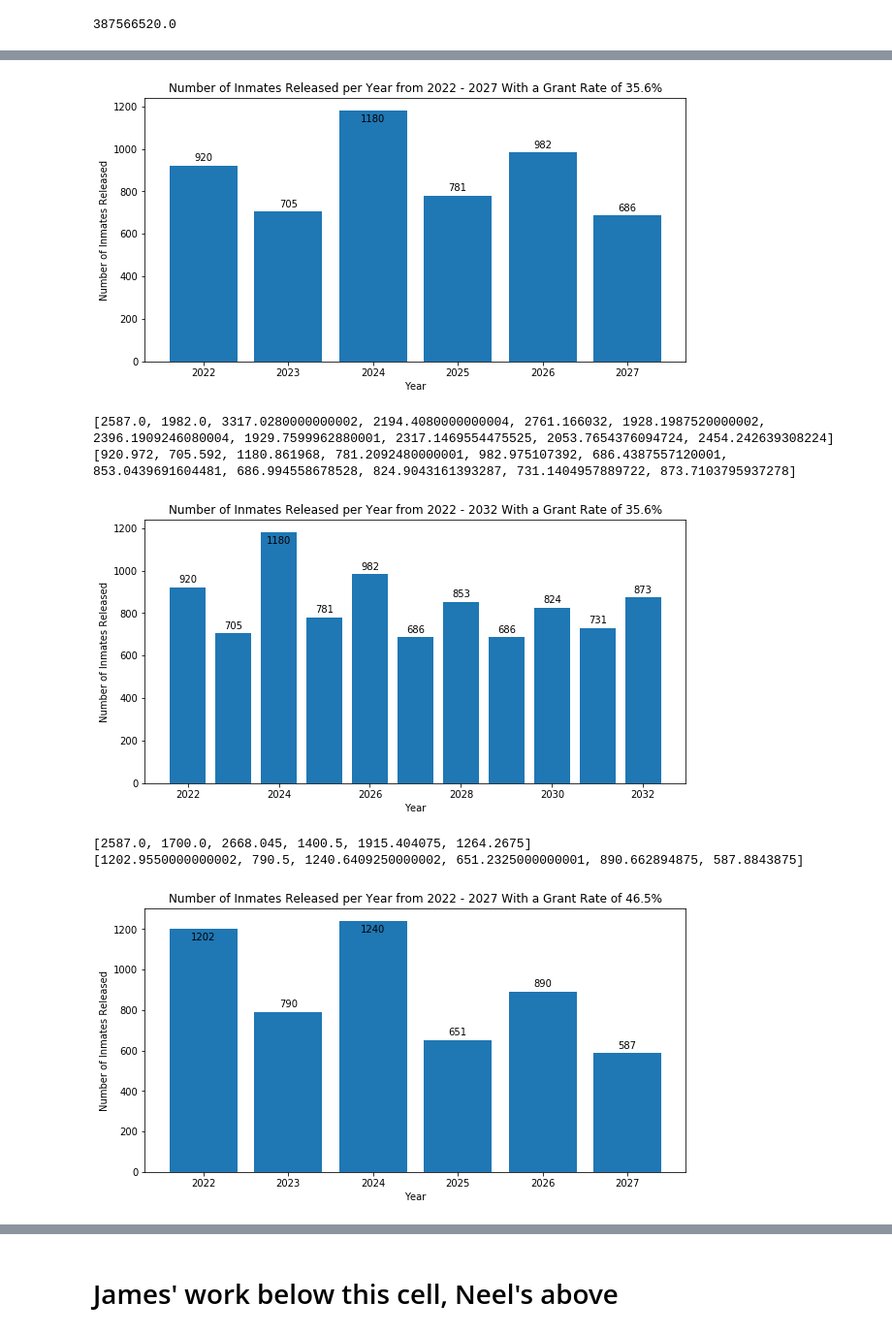
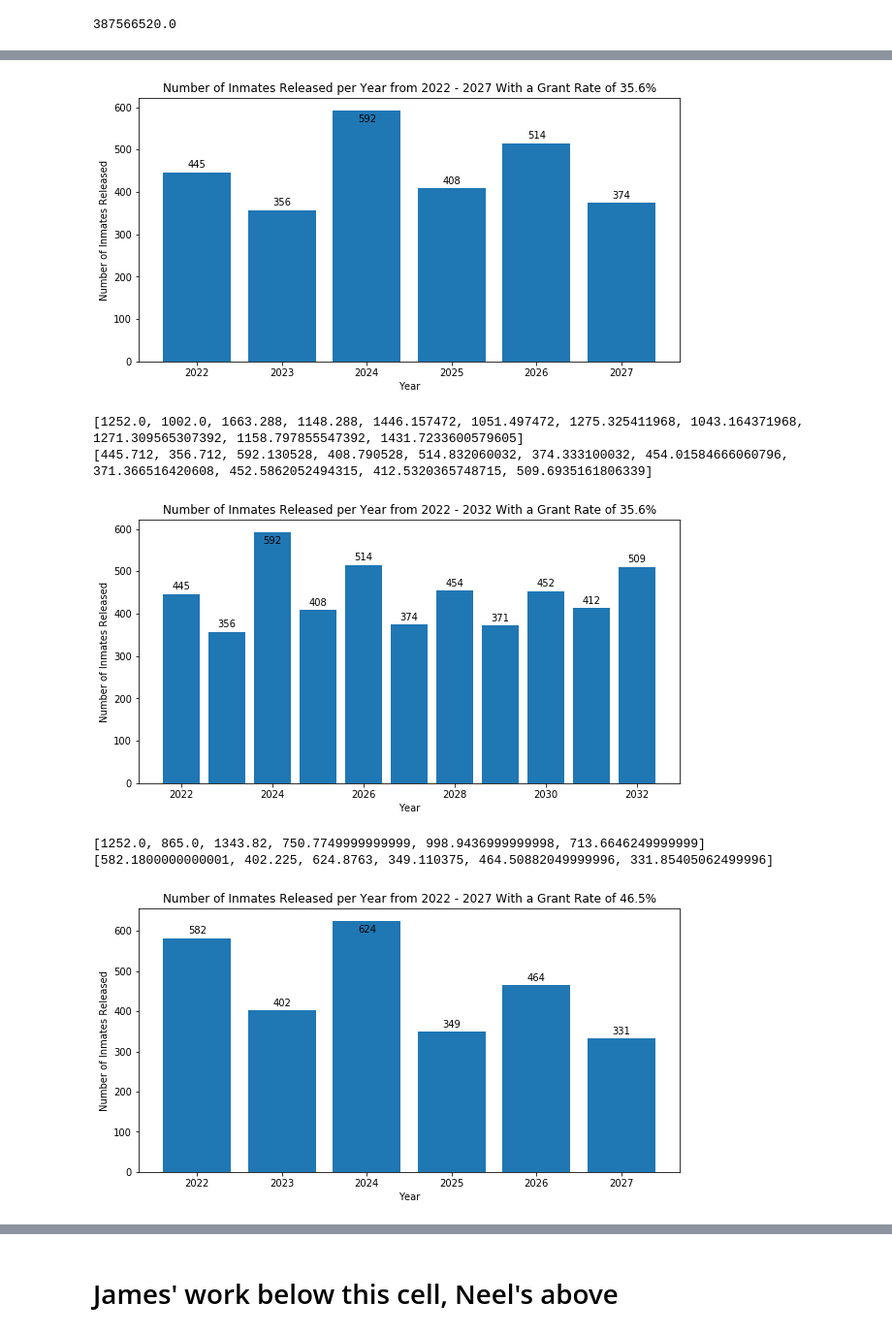
Before and after one commit to james-singer/ParoleProject, a Jupyter notebook: Parole Illinois Data Analysis.ipynb, the cells around one changed output, grey strips where cells are left out. Shown at 97% size. Drawn from its saved outputs; the diff is of its cells as text; code cells hidden in the pictures.

```diff
--- a/Parole Illinois Data Analysis.ipynb
+++ b/Parole Illinois Data Analysis.ipynb
@@ -296,7 +296,7 @@ Savings from releasing inmates 50 or older in 2022-2032 with liberal grant rate:
 # %%
 #Plot number of inmates released per year
-for yearlyNumReleased in [fiveYearsConservative5, tenYearsConservative5, fiveYearsMedium5,
-                          tenYearsMedium5, fiveYearsLiberal5, tenYearsLiberal5]:
+for yearlyNumReleased in [fiveYearsConservative, tenYearsConservative, fiveYearsMedium,
+                          tenYearsMedium, fiveYearsLiberal, tenYearsLiberal]:
     print(yearlyNumReleased[1])
     plot = plt.figure(figsize=(10,5))
     ax = plot.add_subplot(1,1,1)
@@ -320,7 +320,7 @@ for yearlyNumReleased in [fiveYearsConservative5, tenYearsConservative5, fiveYea
-[figure, old version]
+[figure, new version]
-[2587.0, 1982.0, 3317.0280000000002, 2194.4080000000004, 2761.166032, 1928.1987520000002, 2396.1909246080004, 1929.7599962880001, 2317.1469554475525, 2053.7654376094724, 2454.242639308224]
-[920.972, 705.592, 1180.861968, 781.2092480000001, 982.975107392, 686.4387557120001, 853.0439691604481, 686.994558678528, 824.9043161393287, 731.1404957889722, 873.7103795937278]
+[1252.0, 1002.0, 1663.288, 1148.288, 1446.157472, 1051.497472, 1275.325411968, 1043.164371968, 1271.309565307392, 1158.797855547392, 1431.7233600579605]
+[445.712, 356.712, 592.130528, 408.790528, 514.832060032, 374.333100032, 454.01584666060796, 371.366516420608, 452.5862052494315, 412.5320365748715, 509.6935161806339]
-[figure, old version]
+[figure, new version]
-[2587.0, 1700.0, 2668.045, 1400.5, 1915.404075, 1264.2675]
-[1202.9550000000002, 790.5, 1240.6409250000002, 651.2325000000001, 890.662894875, 587.8843875]
+[1252.0, 865.0, 1343.82, 750.7749999999999, 998.9436999999998, 713.6646249999999]
+[582.1800000000001, 402.225, 624.8763, 349.110375, 464.50882049999996, 331.85405062499996]
-[figure, old version]
+[figure, new version]
```
Also changed, not shown: parts of 2 cells of this notebook.
